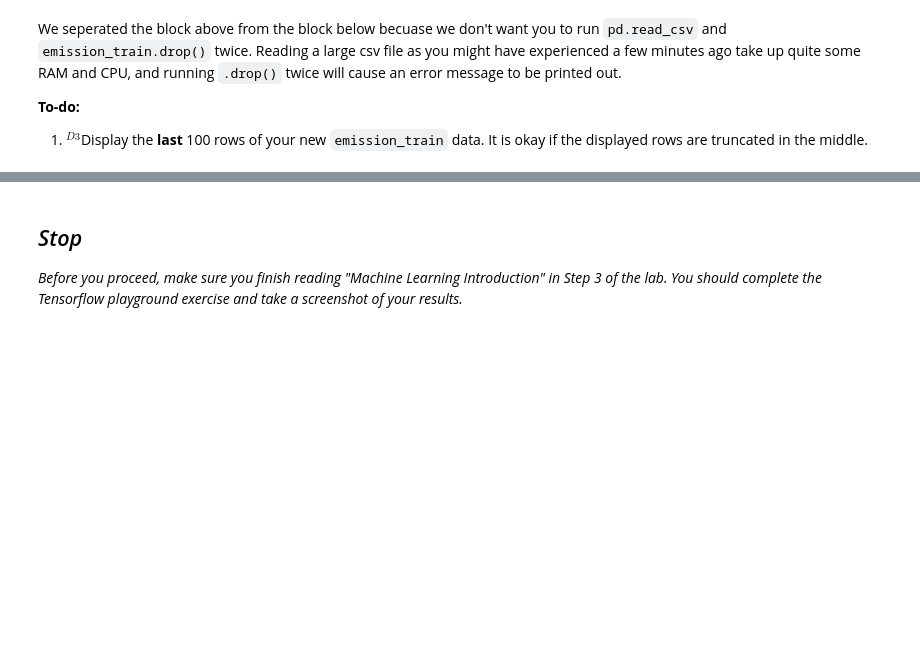
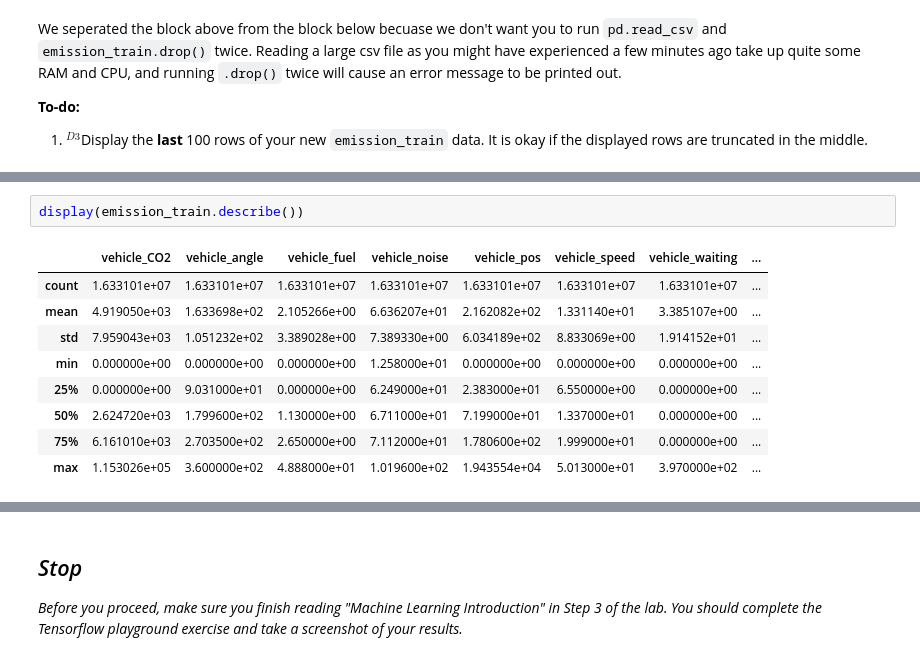
Before and after one commit to rylandtikes/cs437-iot-lab-4, a Jupyter notebook: part1/Notebook_Learning2.ipynb, the cells around one changed output, grey strips where cells are left out. Cells and saved outputs as stored; diff of their text form; blank space fills up the shorter version.

```diff
--- a/part1/Notebook_Learning2.ipynb
+++ b/part1/Notebook_Learning2.ipynb
@@ -231,0 +238,12 @@ display(emission_train_shuffle.describe())
+# %%
+display(emission_train.describe())
+# %% [output]
+|  | vehicle_CO2 | vehicle_angle | vehicle_fuel | vehicle_noise | vehicle_pos | vehicle_speed | vehicle_waiting | ... |
+| count | 1.633101e+07 | 1.633101e+07 | 1.633101e+07 | 1.633101e+07 | 1.633101e+07 | 1.633101e+07 | 1.633101e+07 | ... |
+| mean | 4.919050e+03 | 1.633698e+02 | 2.105266e+00 | 6.636207e+01 | 2.162082e+02 | 1.331140e+01 | 3.385107e+00 | ... |
+| std | 7.959043e+03 | 1.051232e+02 | 3.389028e+00 | 7.389330e+00 | 6.034189e+02 | 8.833069e+00 | 1.914152e+01 | ... |
+| min | 0.000000e+00 | 0.000000e+00 | 0.000000e+00 | 1.258000e+01 | 0.000000e+00 | 0.000000e+00 | 0.000000e+00 | ... |
+| 25% | 0.000000e+00 | 9.031000e+01 | 0.000000e+00 | 6.249000e+01 | 2.383000e+01 | 6.550000e+00 | 0.000000e+00 | ... |
+| 50% | 2.624720e+03 | 1.799600e+02 | 1.130000e+00 | 6.711000e+01 | 7.199000e+01 | 1.337000e+01 | 0.000000e+00 | ... |
+| 75% | 6.161010e+03 | 2.703500e+02 | 2.650000e+00 | 7.112000e+01 | 1.780600e+02 | 1.999000e+01 | 0.000000e+00 | ... |
+| max | 1.153026e+05 | 3.600000e+02 | 4.888000e+01 | 1.019600e+02 | 1.943554e+04 | 5.013000e+01 | 3.970000e+02 | ... |
```
Also changed, not shown: parts of 11 cells of this notebook, 1 other file.
